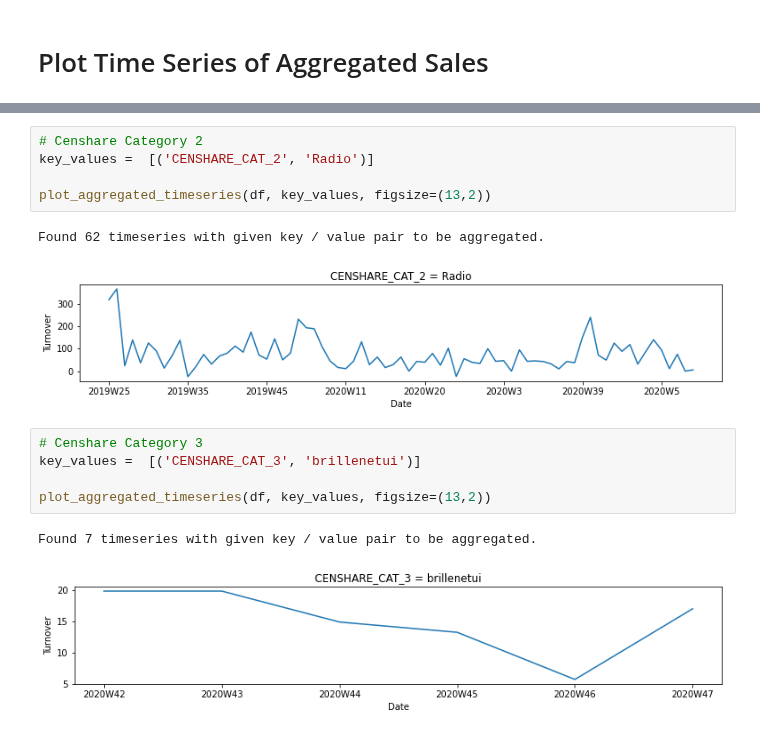
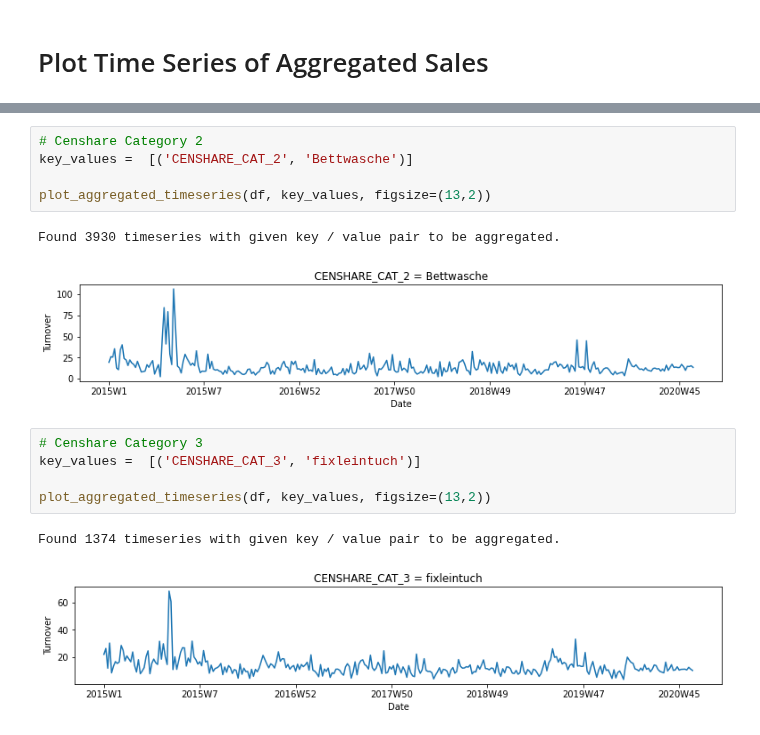
Before and after one commit to dominicdoerig/verteiler, a Jupyter notebook: 01_Exploratory_Data_Analysis/eda_weekly_data.ipynb, the cells around one changed output, grey strips where cells are left out. Drawn from its saved outputs; the diff is of its cells as text.

```diff
--- a/01_Exploratory_Data_Analysis/eda_weekly_data.ipynb
+++ b/01_Exploratory_Data_Analysis/eda_weekly_data.ipynb
@@ -553,17 +428,17 @@ Found 12606 timeseries with given key / value pair to be aggregated.
 [figure]
 # %%
 # Censhare Category 2
-key_values =  [('CENSHARE_CAT_2', 'Radio')]
+key_values =  [('CENSHARE_CAT_2', 'Bettwasche')]
 
 plot_aggregated_timeseries(df, key_values, figsize=(13,2))
 # %% [output]
-Found 62 timeseries with given key / value pair to be aggregated.
+Found 3930 timeseries with given key / value pair to be aggregated.
-[figure, old version]
+[figure, new version]
 # %%
 # Censhare Category 3
-key_values =  [('CENSHARE_CAT_3', 'brillenetui')]
+key_values =  [('CENSHARE_CAT_3', 'fixleintuch')]
 
 plot_aggregated_timeseries(df, key_values, figsize=(13,2))
 # %% [output]
-Found 7 timeseries with given key / value pair to be aggregated.
+Found 1374 timeseries with given key / value pair to be aggregated.
-[figure, old version]
+[figure, new version]
```
Also changed, not shown: parts of 30 cells of this notebook.
